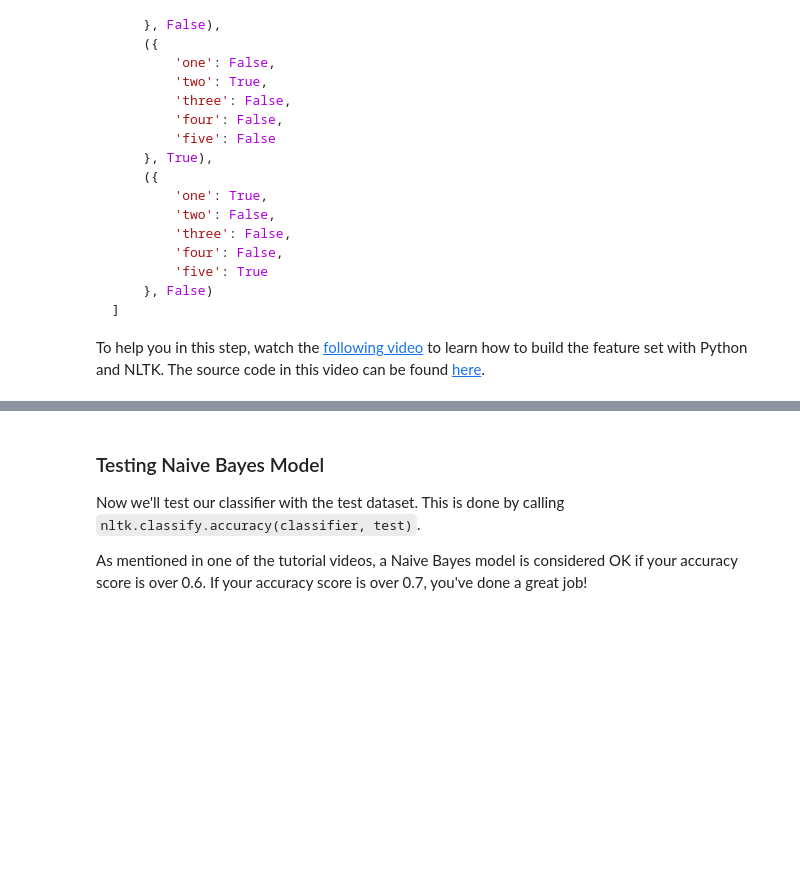
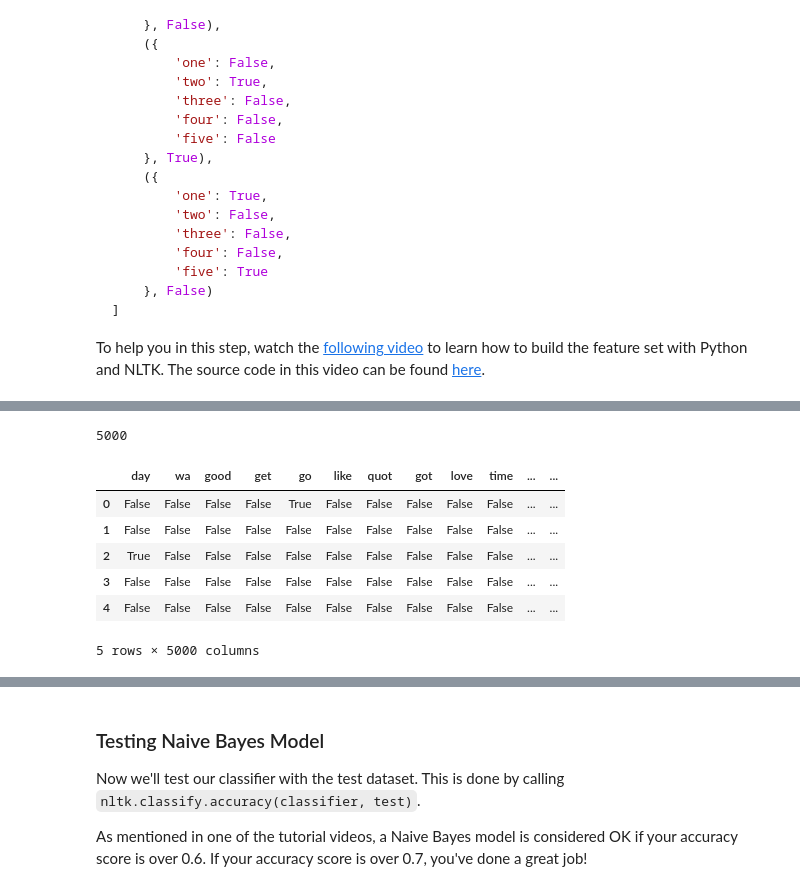
Before and after one commit to AGordon777/lab-nlp, a Jupyter notebook: your-code/challenge-2.ipynb, the cells around one changed output, grey strips where cells are left out. Drawn from its saved outputs; the diff is of its cells as text; code cells hidden in the pictures; blank space fills up the shorter version.

```diff
--- a/your-code/challenge-2.ipynb
+++ b/your-code/challenge-2.ipynb
@@ -291,3 +296,7 @@ To help you in this step, watch the [following video](https://www.youtube.com/wa
 [![Building Features](building-features.jpg)](https://www.youtube.com/watch?v=-vVskDsHcVc)
 # %%
 # your code here
+words = top_5000_words_df.columns
+len(words)
+# %% [output]
+5000
@@ -293,0 +305,11 @@ To help you in this step, watch the [following video](https://www.youtube.com/wa
+# %%
+top_5000_words_df_t = top_5000_words_df.replace({0:False, 1:True})
+top_5000_words_df_t.head()
+# %% [output]
+|  | day | wa | good | get | go | like | quot | got | love | time | ... | ... |
+| 0 | False | False | False | False | True | False | False | False | False | False | ... | ... |
+| 1 | False | False | False | False | False | False | False | False | False | False | ... | ... |
+| 2 | True | False | False | False | False | False | False | False | False | False | ... | ... |
+| 3 | False | False | False | False | False | False | False | False | False | False | ... | ... |
+| 4 | False | False | False | False | False | False | False | False | False | False | ... | ... |
+5 rows × 5000 columns
```
Also changed, not shown: parts of 38 cells of this notebook, 2 other files.
